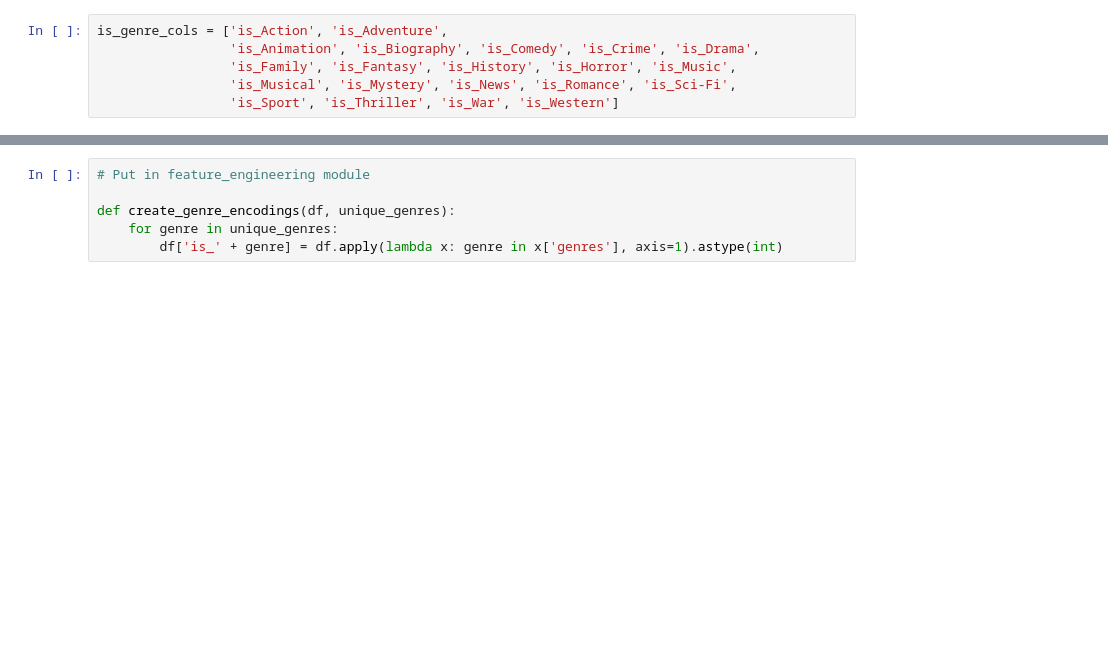
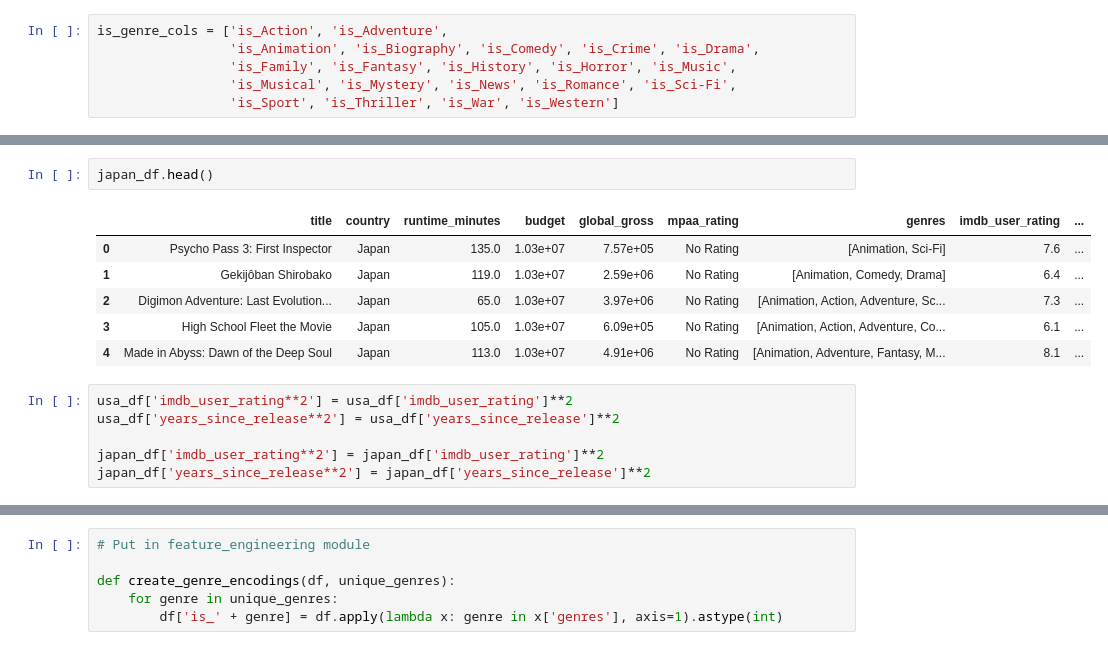
Before and after one commit to binh748/animation-regression, a Jupyter notebook: model_building.ipynb, the cells around one changed output, grey strips where cells are left out. Saved outputs shown, nothing was run; the diff lists cells and outputs as text; blank space fills up the shorter version.

```diff
--- a/model_building.ipynb
+++ b/model_building.ipynb
@@ -33,0 +103,15 @@ main_features_target = main_features + target
+# %%
+japan_df.head()
+# %% [output]
+|  | title | country | runtime_minutes | budget | global_gross | mpaa_rating | genres | imdb_user_rating | ... |
+| 0 | Psycho Pass 3: First Inspector | Japan | 135.0 | 1.03e+07 | 7.57e+05 | No Rating | [Animation, Sci-Fi] | 7.6 | ... |
+| 1 | Gekijôban Shirobako | Japan | 119.0 | 1.03e+07 | 2.59e+06 | No Rating | [Animation, Comedy, Drama] | 6.4 | ... |
+| 2 | Digimon Adventure: Last Evolution... | Japan | 65.0 | 1.03e+07 | 3.97e+06 | No Rating | [Animation, Action, Adventure, Sc... | 7.3 | ... |
+| 3 | High School Fleet the Movie | Japan | 105.0 | 1.03e+07 | 6.09e+05 | No Rating | [Animation, Action, Adventure, Co... | 6.1 | ... |
+| 4 | Made in Abyss: Dawn of the Deep Soul | Japan | 113.0 | 1.03e+07 | 4.91e+06 | No Rating | [Animation, Adventure, Fantasy, M... | 8.1 | ... |
+# %%
+usa_df['imdb_user_rating**2'] = usa_df['imdb_user_rating']**2
+usa_df['years_since_release**2'] = usa_df['years_since_release']**2
+
+japan_df['imdb_user_rating**2'] = japan_df['imdb_user_rating']**2
+japan_df['years_since_release**2'] = japan_df['years_since_release']**2
```
Also changed, not shown: parts of 56 cells of this notebook.
